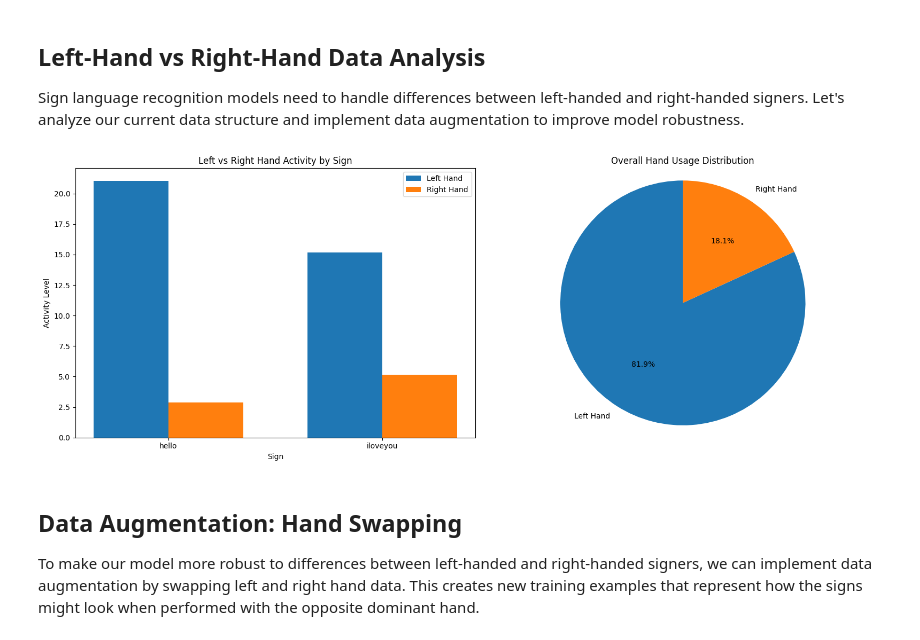
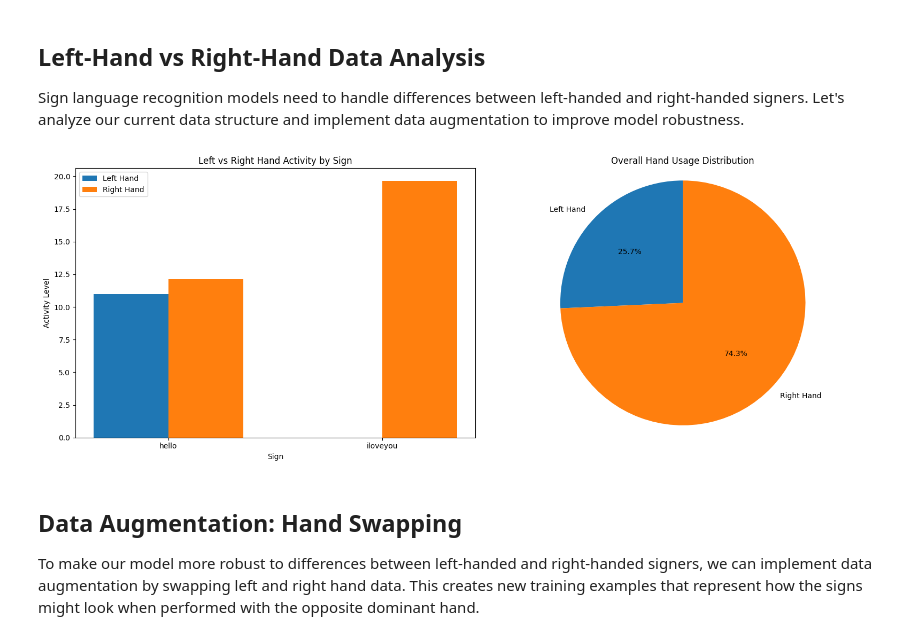
Before and after one commit to man0405/Sign-Language-Detection, a Jupyter notebook: test.ipynb, the cells around one changed output. Drawn from its saved outputs; the diff is of its cells as text; code cells hidden in the pictures.

```diff
--- a/test.ipynb
+++ b/test.ipynb
@@ -764,35 +1014,35 @@ def analyze_hand_dominance(data_dir='data'):
     x = np.arange(len(actions))
     width = 0.35
 
     left_values = [left_activity[a] for a in actions]
     right_values = [right_activity[a] for a in actions]
 
     ax[0].bar(x - width/2, left_values, width, label='Left Hand')
     ax[0].bar(x + width/2, right_values, width, label='Right Hand')
     ax[0].set_xlabel('Sign')
     ax[0].set_ylabel('Activity Level')
     ax[0].set_title('Left vs Right Hand Activity by Sign')
     ax[0].set_xticks(x)
     ax[0].set_xticklabels(actions)
     ax[0].legend()
 
     # Pie chart showing overall left vs right hand usage
     total_left = sum(left_values)
     total_right = sum(right_values)
     ax[1].pie([total_left, total_right], labels=['Left Hand', 'Right Hand'],
              autopct='%1.1f%%', startangle=90)
     ax[1].axis('equal')
     ax[1].set_title('Overall Hand Usage Distribution')
 
     plt.tight_layout()
     plt.show()
 
     return left_activity, right_activity
 
 # Analyze hand dominance in our dataset
-left_activity, right_activity = analyze_hand_dominance()
+left_activity, right_activity = analyze_hand_dominance(get_data_path())
 # %% [output]
-[figure, old version]
+[figure, new version]
 # %% [markdown]
 ## Data Augmentation: Hand Swapping
 
```
Also changed, not shown: parts of 11 cells of this notebook, 6 other files.
